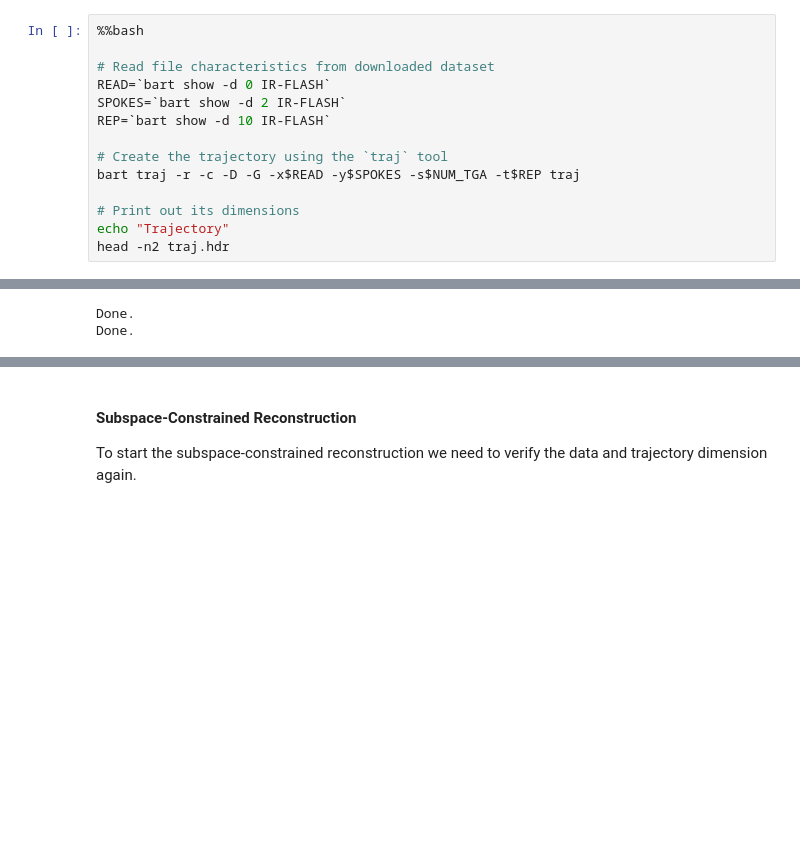
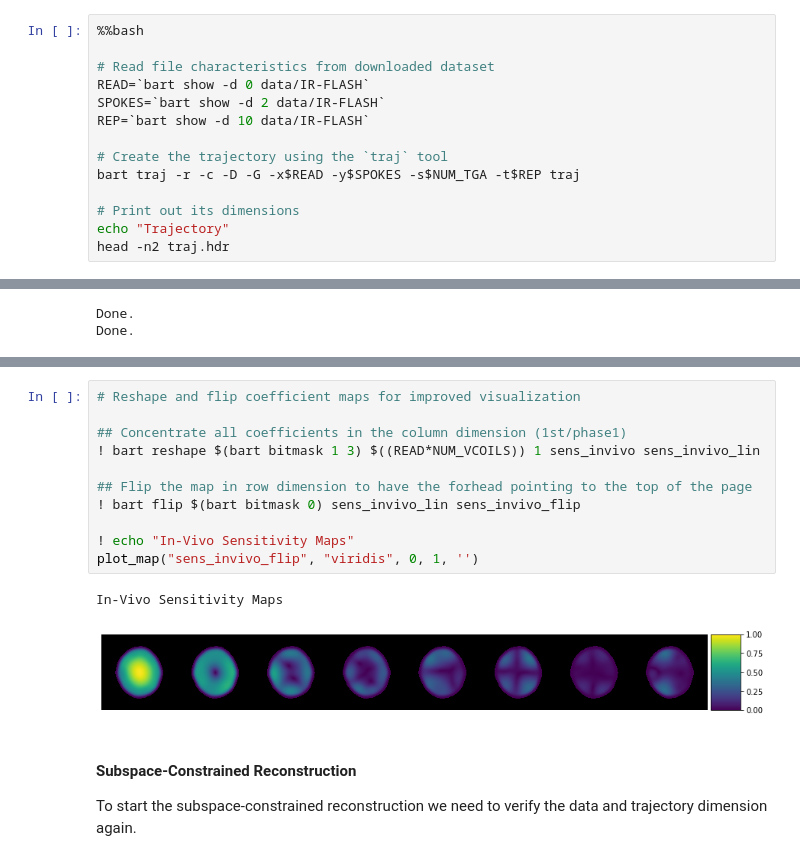
Before and after one commit to uecker/mri_test, a Jupyter notebook: mri_together_2021/bart_intro_examples.ipynb, the cells around one changed output, grey strips where cells are left out. Cells and saved outputs as stored; diff of their text form; blank space fills up the shorter version.

Commit message:
Multiple changes
- Join required data to single download folder
- Add temporary download link
- Adjust paths
- Fix some texts

```diff
--- a/mri_together_2021/bart_intro_examples.ipynb
+++ b/mri_together_2021/bart_intro_examples.ipynb
@@ -545,9 +528,9 @@ The timesteps are passed using `-t`, the spokes by `-y` and the samples are spec
 %%bash
 
 # Read file characteristics from downloaded dataset
-READ=`bart show -d 0 IR-FLASH`
-SPOKES=`bart show -d 2 IR-FLASH`
-REP=`bart show -d 10 IR-FLASH`
+READ=`bart show -d 0 data/IR-FLASH`
+SPOKES=`bart show -d 2 data/IR-FLASH`
+REP=`bart show -d 10 data/IR-FLASH`
 
 # Create the trajectory using the `traj` tool
 bart traj -r -c -D -G -x$READ -y$SPOKES -s$NUM_TGA -t$REP traj
@@ -623,3 +618,17 @@ Done.
+# %%
+# Reshape and flip coefficient maps for improved visualization
+
+## Concentrate all coefficients in the column dimension (1st/phase1)
+! bart reshape $(bart bitmask 1 3) $((READ*NUM_VCOILS)) 1 sens_invivo sens_invivo_lin
+
+## Flip the map in row dimension to have the forhead pointing to the top of the page
+! bart flip $(bart bitmask 0) sens_invivo_lin sens_invivo_flip
+
+! echo "In-Vivo Sensitivity Maps"
+plot_map("sens_invivo_flip", "viridis", 0, 1, '')
+# %% [output]
+In-Vivo Sensitivity Maps
+[figure, added]
 # %% [markdown]
 #### Subspace-Constrained Reconstruction
 To start the subspace-constrained reconstruction we need to verify the data and trajectory dimension again.
```
Also changed, not shown: parts of 18 cells of this notebook, 1 other file.
